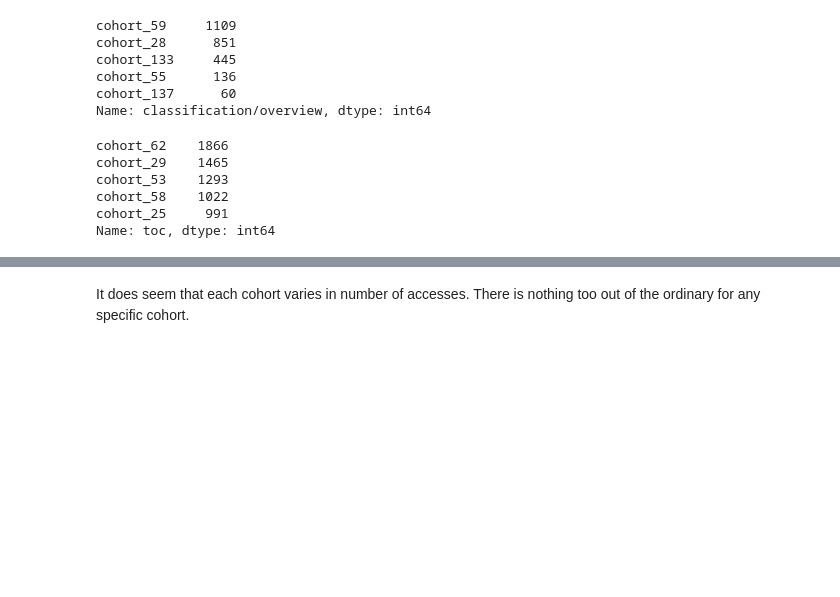
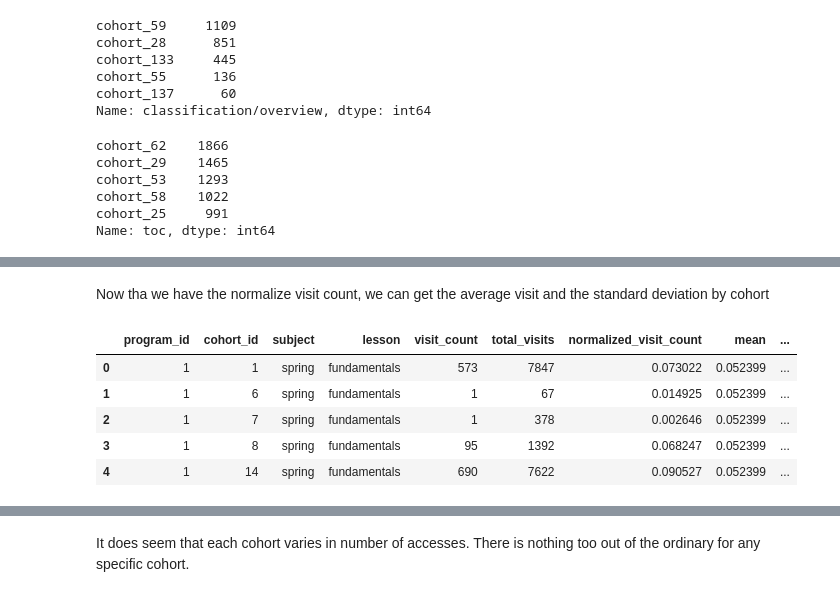
Before and after one commit to project-curriculum/curriculum, a Jupyter notebook: Final_Notebook.ipynb, the cells around one changed output, grey strips where cells are left out. Drawn from its saved outputs; the diff is of its cells as text; code cells hidden in the pictures; blank space fills up the shorter version.

```diff
--- a/Final_Notebook.ipynb
+++ b/Final_Notebook.ipynb
@@ -296,0 +270,7 @@ Name: toc, dtype: int64
+# %%
+# Group by 'program_id' and 'path', then count the occurrences to identify the most visited lesson per program
+traffic_cohort = df_john.groupby(['program_id', 'cohort_id', 'subject', 'lesson']).size().reset_index(name='visit_count')
+
+# Sort the DataFrame by 'program_id' and 'visit_count' to get the top 10 most visited lessons per program
+traffic_cohort = traffic_cohort.sort_values(['cohort_id', 'visit_count'], ascending=[True, False])
+traffic_cohort.head()
@@ -296,0 +286,12 @@ Name: toc, dtype: int64
+# %%
+# Calculate the total visit_count for each cohort
+total_visits_per_cohort = traffic_cohort.groupby('cohort_id')['visit_count'].sum().reset_index(name='total_visits')
+
+# Merge the total visit counts back into the original DataFrame
+traffic_cohort = pd.merge(traffic_cohort, total_visits_per_cohort, on='cohort_id')
+
+# Calculate the normalized visit_count
+traffic_cohort['normalized_visit_count'] = traffic_cohort['visit_count'] / traffic_cohort['total_visits']
+
+# Displaying the first few rows after normalization
+traffic_cohort.head()
@@ -296,0 +305,19 @@ Name: toc, dtype: int64
+# %% [markdown]
+Now tha we have the normalize visit count, we can get the average visit and the standard deviation by cohort
+# %%
+# Group data by unique lessons (subject and lesson) and calculate mean and std of normalized_visit_count
+lesson_statistics = traffic_cohort.groupby(['subject', 'lesson'])['normalized_visit_count'].agg(['mean', 'std']).reset_index()
+
+# Merge these statistics back into the original DataFrame
+traffic_cohort = pd.merge(traffic_cohort, lesson_statistics, on=['subject', 'lesson'])
+
+# Calculate the Z-score for each lesson in each cohort
+traffic_cohort['z_score'] = (traffic_cohort['normalized_visit_count'] - traffic_cohort['mean']) / traffic_cohort['std']
+traffic_cohort.head()
+# %% [output]
+|  | program_id | cohort_id | subject | lesson | visit_count | total_visits | normalized_visit_count | mean | ... |
+| 0 | 1 | 1 | spring | fundamentals | 573 | 7847 | 0.073022 | 0.052399 | ... |
+| 1 | 1 | 6 | spring | fundamentals | 1 | 67 | 0.014925 | 0.052399 | ... |
+| 2 | 1 | 7 | spring | fundamentals | 1 | 378 | 0.002646 | 0.052399 | ... |
+| 3 | 1 | 8 | spring | fundamentals | 95 | 1392 | 0.068247 | 0.052399 | ... |
+| 4 | 1 | 14 | spring | fundamentals | 690 | 7622 | 0.090527 | 0.052399 | ... |
```
Also changed, not shown: parts of 23 cells of this notebook, 4 other files.
